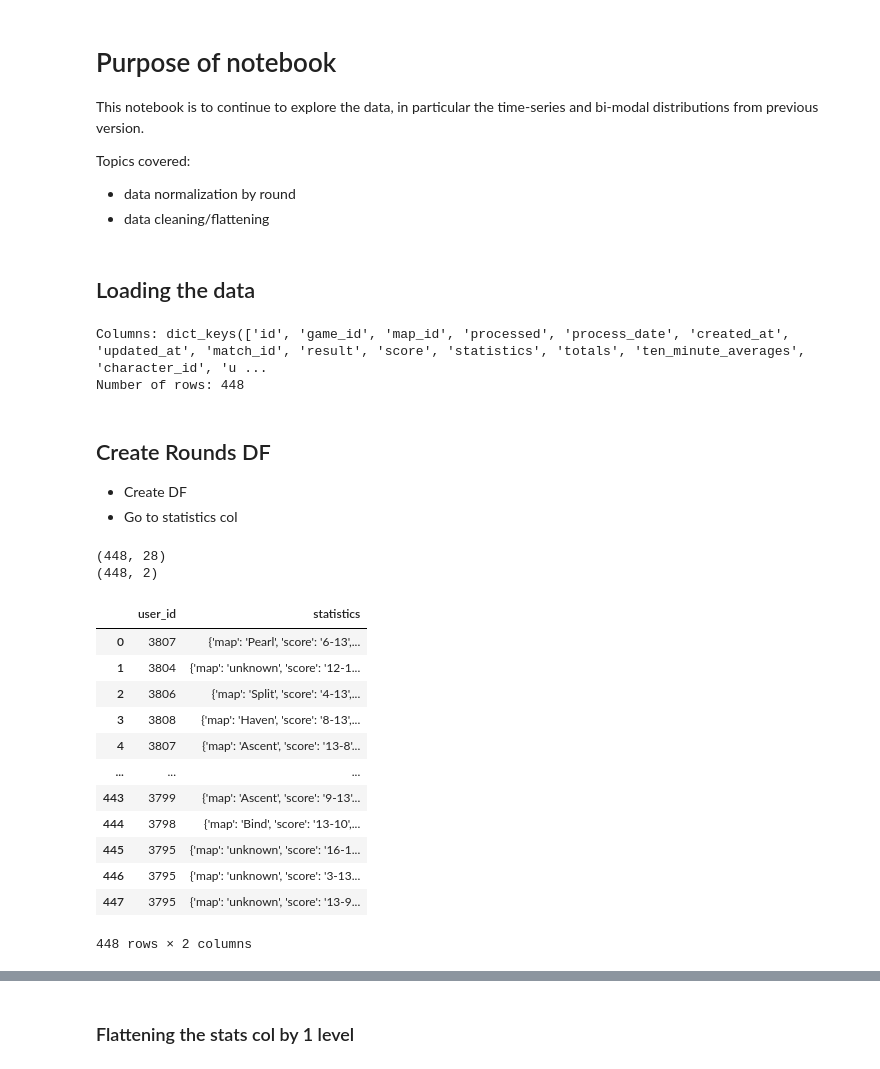
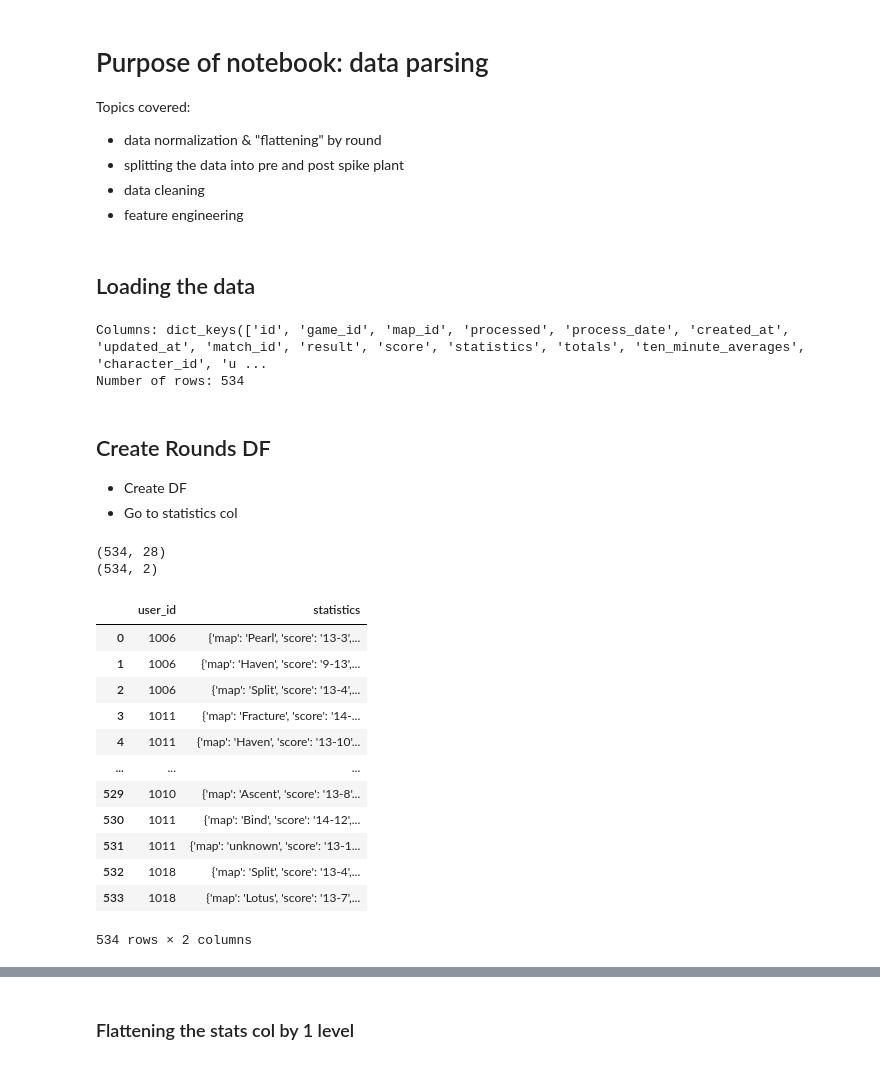
Before and after one commit to sophiacofone/valorant_omnic, a Jupyter notebook: notebooks/cur_normalize/omnic_ml_EDA_v4-round-total-normalize-allf-prepostspikesplit.ipynb, the cells around one changed output, grey strips where cells are left out. Drawn from its saved outputs; the diff is of its cells as text; code cells hidden in the pictures.

```diff
--- a/notebooks/cur_normalize/omnic_ml_EDA_v4-round-total-normalize-allf-prepostspikesplit.ipynb
+++ b/notebooks/cur_normalize/omnic_ml_EDA_v4-round-total-normalize-allf-prepostspikesplit.ipynb
@@ -1,10 +1,10 @@
 # %% [markdown]
-# Purpose of notebook
-This notebook is to continue to explore the data, in particular the time-series and bi-modal distributions from previous version.
-
+# Purpose of notebook: data parsing
 Topics covered:
-- data normalization by round
-- data cleaning/flattening
+- data normalization & "flattening" by round
+- splitting the data into pre and post spike plant
+- data cleaning
+- feature engineering
 # %%
 import json
 import pandas as pd
@@ -12,7 +12,7 @@ import pandas as pd
 ## Loading the data
 # %%
 # Load JSON data from file
-with open('pro2_data.json', 'r') as f:
+with open('dev_data.json', 'r') as f:
     data = json.load(f)
 
 # Access an element to retrieve the keys
@@ -24,7 +24,7 @@ num_rows = len(data)
 print("Number of rows:", num_rows)
 # %% [output]
 Columns: dict_keys(['id', 'game_id', 'map_id', 'processed', 'process_date', 'created_at', 'updated_at', 'match_id', 'result', 'score', 'statistics', 'totals', 'ten_minute_averages', 'character_id', 'u ...
-Number of rows: 448
+Number of rows: 534
 # %% [markdown]
 ## Create Rounds DF
 - Create DF
@@ -32,30 +32,30 @@ Number of rows: 448
 # %%
 from pandas import json_normalize
 
 # Create df
-df = pd.read_json('pro2_data.json')
+df = pd.read_json('dev_data.json')
 print(df.shape)
 
 # Drop the all cols besides 'statistics' and 'user_id'
 df_stats = df[['user_id','statistics']]
 print(df_stats.shape)
 df_stats
 # %% [output]
-(448, 28)
-(448, 2)
+(534, 28)
+(534, 2)
 |  | user_id | statistics |
-| 0 | 3807 | {'map': 'Pearl', 'score': '6-13',... |
-| 1 | 3804 | {'map': 'unknown', 'score': '12-1... |
-| 2 | 3806 | {'map': 'Split', 'score': '4-13',... |
-| 3 | 3808 | {'map': 'Haven', 'score': '8-13',... |
-| 4 | 3807 | {'map': 'Ascent', 'score': '13-8'... |
+| 0 | 1006 | {'map': 'Pearl', 'score': '13-3',... |
+| 1 | 1006 | {'map': 'Haven', 'score': '9-13',... |
+| 2 | 1006 | {'map': 'Split', 'score': '13-4',... |
+| 3 | 1011 | {'map': 'Fracture', 'score': '14-... |
+| 4 | 1011 | {'map': 'Haven', 'score': '13-10'... |
 | ... | ... | ... |
-| 443 | 3799 | {'map': 'Ascent', 'score': '9-13'... |
-| 444 | 3798 | {'map': 'Bind', 'score': '13-10',... |
-| 445 | 3795 | {'map': 'unknown', 'score': '16-1... |
-| 446 | 3795 | {'map': 'unknown', 'score': '3-13... |
-| 447 | 3795 | {'map': 'unknown', 'score': '13-9... |
+| 529 | 1010 | {'map': 'Ascent', 'score': '13-8'... |
+| 530 | 1011 | {'map': 'Bind', 'score': '14-12',... |
+| 531 | 1011 | {'map': 'unknown', 'score': '13-1... |
+| 532 | 1018 | {'map': 'Split', 'score': '13-4',... |
+| 533 | 1018 | {'map': 'Lotus', 'score': '13-7',... |
-448 rows × 2 columns
+534 rows × 2 columns
 # %%
 df['statistics'].iloc[0]
 # %% [output]
```
Also changed, not shown: parts of 18 cells of this notebook, 29 other files.
